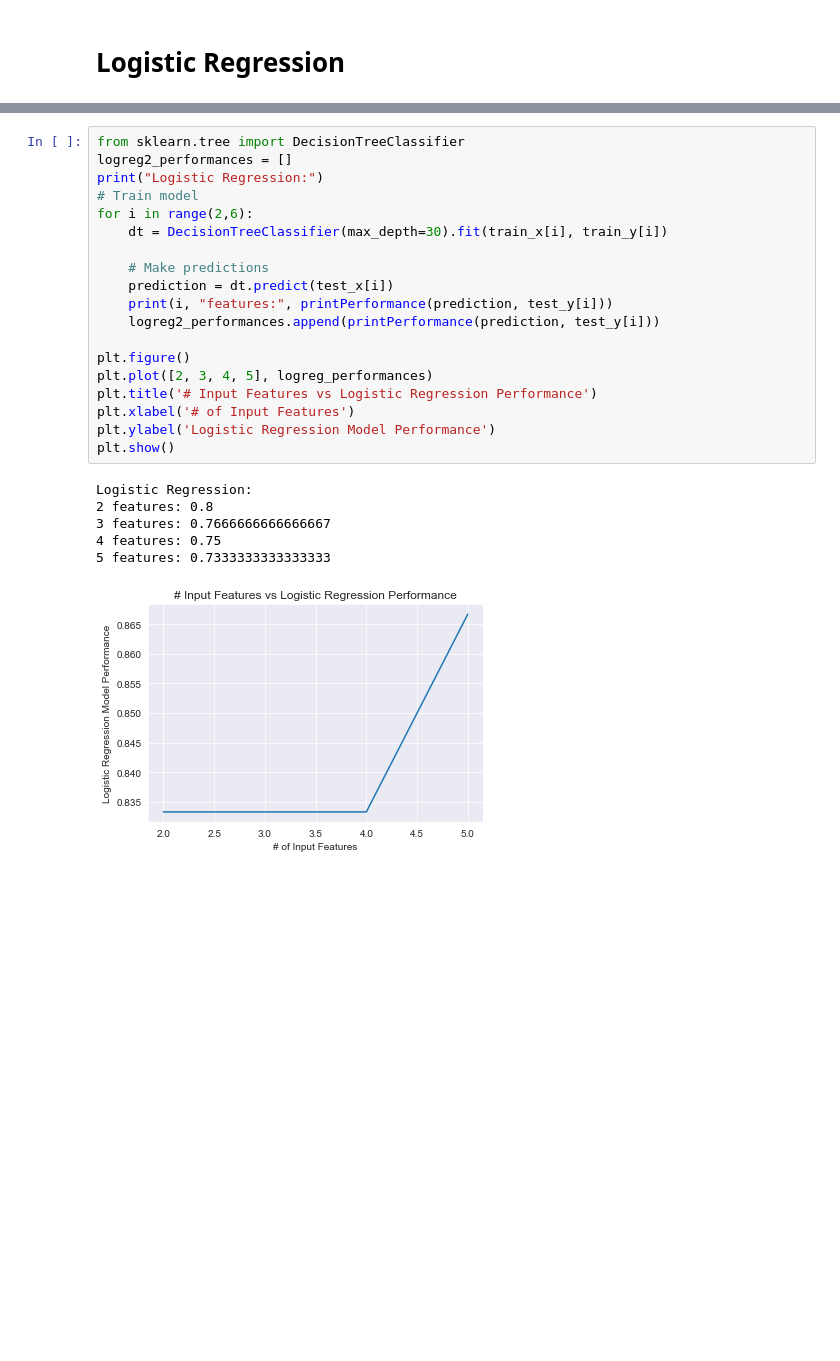
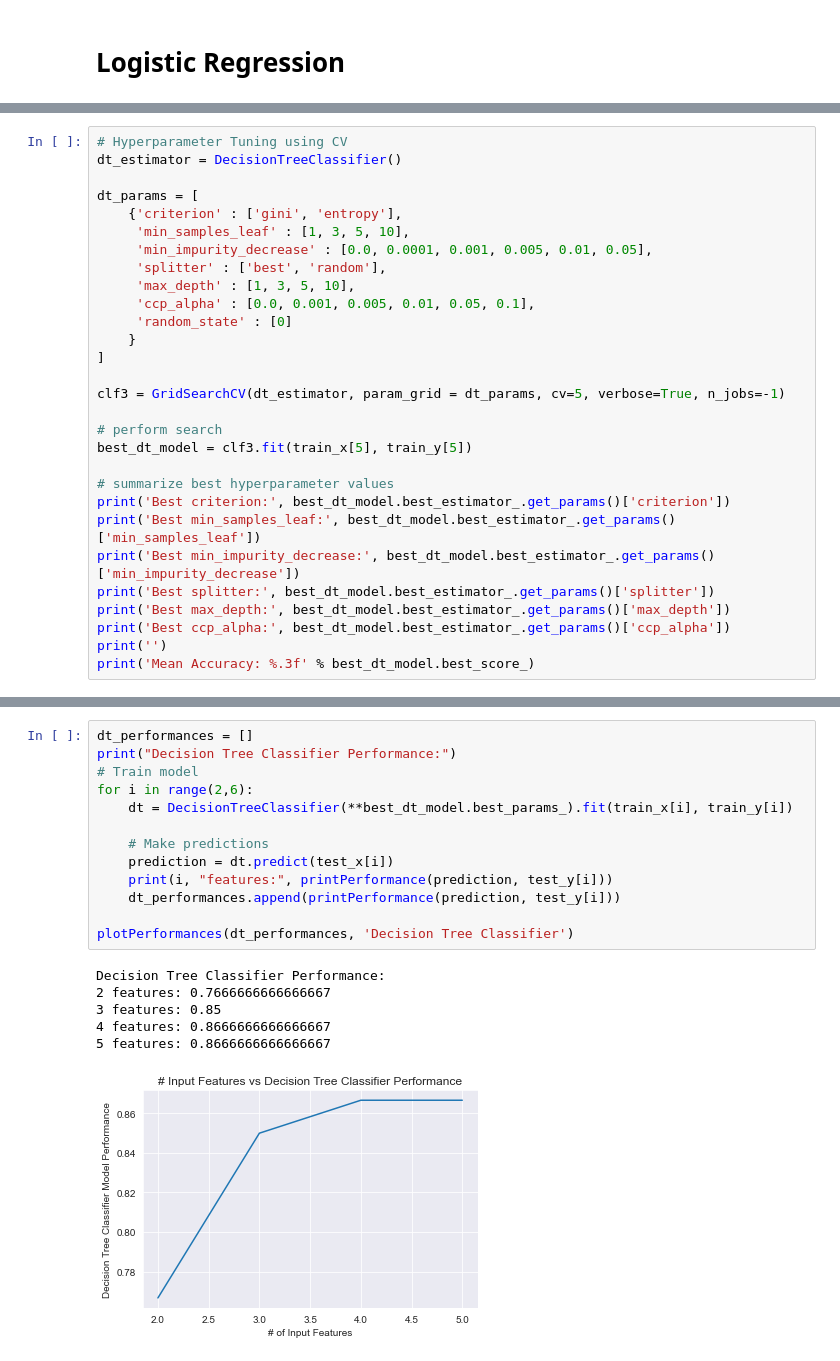
Before and after one commit to keshvim/ml-project, a Jupyter notebook: ml-project.ipynb, the cells around one changed output, grey strips where cells are left out. Drawn from its saved outputs; the diff is of its cells as text; blank space fills up the shorter version.

```diff
--- a/ml-project.ipynb
+++ b/ml-project.ipynb
@@ -513,0 +554,29 @@ Logistic Regression:
+# %%
+# Hyperparameter Tuning using CV
+dt_estimator = DecisionTreeClassifier()
+
+dt_params = [
+    {'criterion' : ['gini', 'entropy'],
+     'min_samples_leaf' : [1, 3, 5, 10],
+     'min_impurity_decrease' : [0.0, 0.0001, 0.001, 0.005, 0.01, 0.05],
+     'splitter' : ['best', 'random'],
+     'max_depth' : [1, 3, 5, 10],
+     'ccp_alpha' : [0.0, 0.001, 0.005, 0.01, 0.05, 0.1],
+     'random_state' : [0]
+    }
+]
+
+clf3 = GridSearchCV(dt_estimator, param_grid = dt_params, cv=5, verbose=True, n_jobs=-1)
+
+# perform search
+best_dt_model = clf3.fit(train_x[5], train_y[5])
+
+# summarize best hyperparameter values
+print('Best criterion:', best_dt_model.best_estimator_.get_params()['criterion'])
+print('Best min_samples_leaf:', best_dt_model.best_estimator_.get_params()['min_samples_leaf'])
+print('Best min_impurity_decrease:', best_dt_model.best_estimator_.get_params()['min_impurity_decrease'])
+print('Best splitter:', best_dt_model.best_estimator_.get_params()['splitter'])
+print('Best max_depth:', best_dt_model.best_estimator_.get_params()['max_depth'])
+print('Best ccp_alpha:', best_dt_model.best_estimator_.get_params()['ccp_alpha'])
+print('')
+print('Mean Accuracy: %.3f' % best_dt_model.best_score_)
@@ -514,26 +593,20 @@ Logistic Regression:
 # %%
-from sklearn.tree import DecisionTreeClassifier
-logreg2_performances = []
-print("Logistic Regression:")
+dt_performances = []
+print("Decision Tree Classifier Performance:")
 # Train model
 for i in range(2,6):
-    dt = DecisionTreeClassifier(max_depth=30).fit(train_x[i], train_y[i])
+    dt = DecisionTreeClassifier(**best_dt_model.best_params_).fit(train_x[i], train_y[i])
 
     # Make predictions
     prediction = dt.predict(test_x[i])
     print(i, "features:", printPerformance(prediction, test_y[i]))
-    logreg2_performances.append(printPerformance(prediction, test_y[i]))
+    dt_performances.append(printPerformance(prediction, test_y[i]))
 
-plt.figure()
-plt.plot([2, 3, 4, 5], logreg_performances)
-plt.title('# Input Features vs Logistic Regression Performance')
-plt.xlabel('# of Input Features')
-plt.ylabel('Logistic Regression Model Performance')
-plt.show()
+plotPerformances(dt_performances, 'Decision Tree Classifier')
 # %% [output]
-Logistic Regression:
-2 features: 0.8
-3 features: 0.7666666666666667
-4 features: 0.75
-5 features: 0.7333333333333333
+Decision Tree Classifier Performance:
+2 features: 0.7666666666666667
+3 features: 0.85
+4 features: 0.8666666666666667
+5 features: 0.8666666666666667
-[figure, old version]
+[figure, new version]
```
Also changed, not shown: parts of 17 cells of this notebook.
